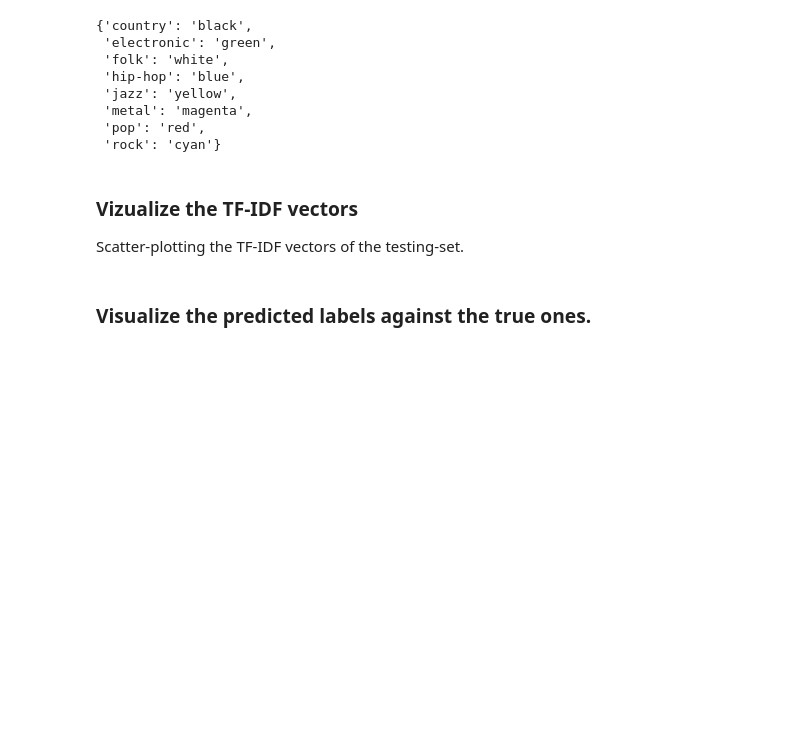
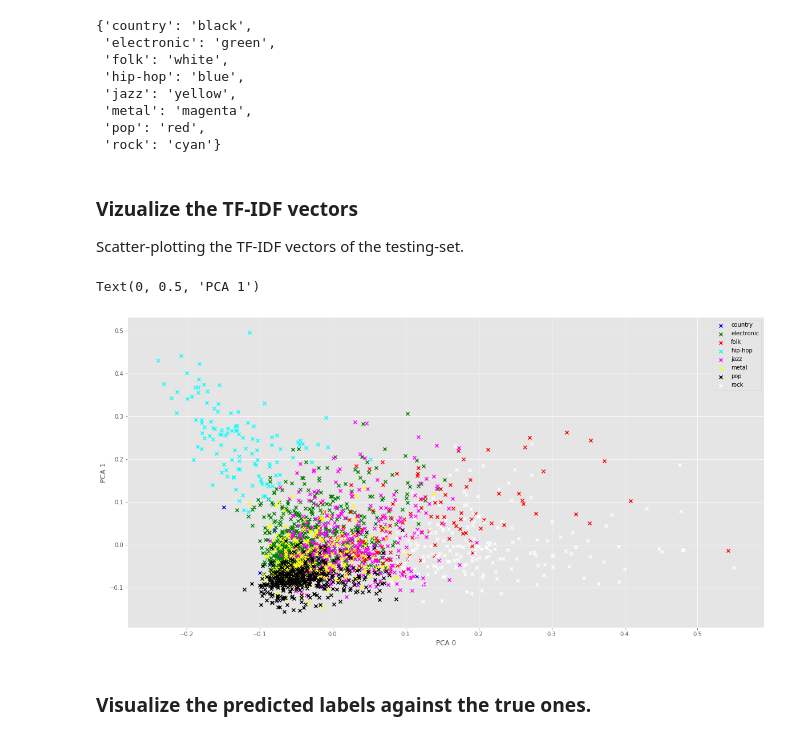
Before and after one commit to HolgerDoerner/music_genre_classification, a Jupyter notebook: music_genre_classification.ipynb, the cells around one changed output. Drawn from its saved outputs; the diff is of its cells as text; code cells hidden in the pictures; blank space fills up the shorter version.

```diff
--- a/music_genre_classification.ipynb
+++ b/music_genre_classification.ipynb
@@ -400,12 +400,11 @@ from sklearn.decomposition import TruncatedSVD
 from sklearn.preprocessing import LabelEncoder
 from sklearn.cluster import KMeans
 
-X = clf_pipeline_sgd.best_estimator_.steps[0][1].transform(X_train_sgd)
+X = clf_pipeline_sgd.best_estimator_.steps[0][1].transform(X_test_sgd)
 
-NUMBER_OF_CLUSTERS = 8
 km = KMeans(
-    n_clusters=NUMBER_OF_CLUSTERS,
-    init='k-means++',
+    n_clusters = 8,
+    init = 'k-means++',
     max_iter=1000,
     n_jobs=-1)
 km.fit(X)
@@ -421,33 +420,36 @@ scatter_x = two_dim[:, 0]
 scatter_y = two_dim[:, 1]
 
 plt.style.use('ggplot')
 
 fig, ax = plt.subplots()
 fig.set_size_inches(20,10)
 
 # color map for NUMBER_OF_CLUSTERS we have
 cmap = {
     0: 'blue',
     1: 'green',
     2: 'red',
     3: 'cyan',
     4: 'magenta',
     5: 'yellow',
     6: 'black',
     7: 'white'
 }
 
 labels = clf_pipeline_sgd.best_estimator_.steps[1][1].label_binarizer_.classes_
 
 # group by clusters and scatter plot every cluster
 # with a colour and a label
 for group, label in zip(np.unique(clusters), labels):
     ix = np.where(clusters == group)
     ax.scatter(scatter_x[ix], scatter_y[ix], c=cmap[group], label=label, marker="x")
 
 ax.legend()
 plt.xlabel("PCA 0")
 plt.ylabel("PCA 1")
+# %% [output]
+Text(0, 0.5, 'PCA 1')
+[figure, added]
 # %% [markdown]
 ### Visualize the predicted labels against the true ones.
 # %%
```
